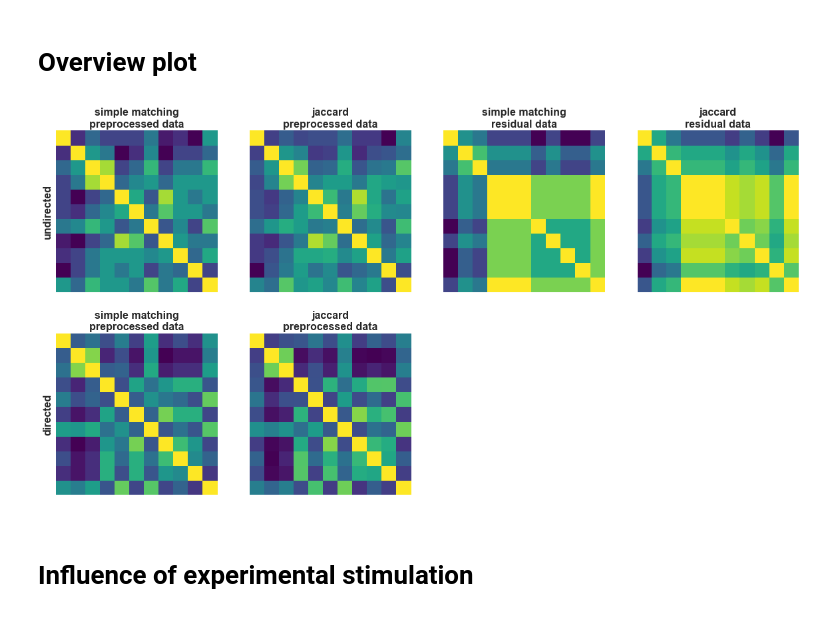
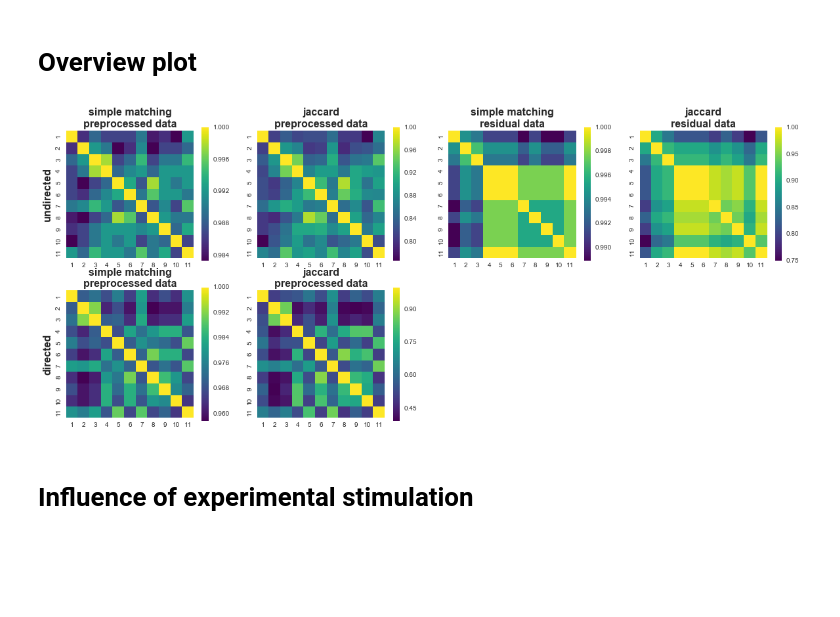
Before and after one commit to oliver-contier/famface-temporal-dynamics, a Jupyter notebook: notebooks/pycausal_analysis.ipynb, the cells around one changed output. Drawn from its saved outputs; the diff is of its cells as text; code cells hidden in the pictures; blank space fills up the shorter version.

Commit message:
added colorbars to overview plot. also gave option to use same range for all color bars, which diminishes readability though

```diff
--- a/notebooks/pycausal_analysis.ipynb
+++ b/notebooks/pycausal_analysis.ipynb
@@ -411,7 +411,7 @@ jaccard_matrix_nb = compare_runs(am_list_nb, method='jaccard', symmetric=True)
 # %% [markdown]
 # Overview plot
 # %%
-def overview_plot(fonts=14, figs=(16,8)):
+def overview_plot(fonts=16, figs=(20,8), equal_limits=False):
     """
     Make an overview plot containing heatmaps in two rows, and four columns.
     Each heatmap represents graph similarity across runs.
@@ -422,6 +422,20 @@ def overview_plot(fonts=14, figs=(16,8)):
 
     fig, axs = plt.subplots(ncols=4, nrows=2, figsize=figs)
 
+    # arguments for seaborn heatmap plot
+    kwargs = {'xticklabels': range(1,12),
+              'yticklabels': range(1,12),
+              'cbar': True,
+              'square': True,
+              'cmap': 'viridis'}
+
+    # set equal vmin and vmax to all color bars if desired
+    if equal_limits:
+        kwargs['vmin'] = np.min([match_matrix_raw, jaccard_matrix_raw, simple_matches_directed,
+                                 jaccard_directed, match_matrix_nb, jaccard_matrix_nb])
+        kwargs['vmax'] = np.max([match_matrix_raw, jaccard_matrix_raw, simple_matches_directed,
+                                 jaccard_directed, match_matrix_nb, jaccard_matrix_nb])
+
     # preprocessed data (left half of panel)
 
     positions_prep = [(0,0), (0,1), (1,0), (1,1)]
@@ -429,7 +443,7 @@ def overview_plot(fonts=14, figs=(16,8)):
     titles_prep = ['simple matching\npreprocessed data', 'jaccard\npreprocessed data'] *2
 
     for mat, pos, ttl in zip(matrices_prep, positions_prep, titles_prep):
-        heatmap = sb.heatmap(mat, cbar=False, yticklabels=False, xticklabels=False, square=True, ax=axs[pos], cmap='viridis')
+        heatmap = sb.heatmap(mat, ax=axs[pos], **kwargs)
         heatmap.set_title(ttl, fontweight='bold', fontsize=fonts)
 
     # residuals (right half of panel)
@@ -439,7 +453,7 @@ def overview_plot(fonts=14, figs=(16,8)):
     titles_res = ['simple matching\nresidual data', 'jaccard\nresidual data']
 
     for mat, pos, ttl in zip(matrices_res, positions_res, titles_res):
-        heatmap = sb.heatmap(mat, cbar=False, yticklabels=False, xticklabels=False, square=True, ax=axs[pos], cmap='viridis')
+        heatmap = sb.heatmap(mat, ax=axs[pos], **kwargs)
         heatmap.set_title(ttl, fontweight='bold', fontsize=fonts)
 
     # turn off redundant axes
@@ -453,9 +467,9 @@ def overview_plot(fonts=14, figs=(16,8)):
 
     return fig, axs
 # %%
-fig, axs = overview_plot(fonts=16, figs=(20, 10))
+fig, axs = overview_plot()
 # %% [output]
-[figure, old version]
+[figure, new version]
 # %%
 # fig.savefig('overview_graphcomp_runs.png', dpi=300)
 # %% [markdown]
```
